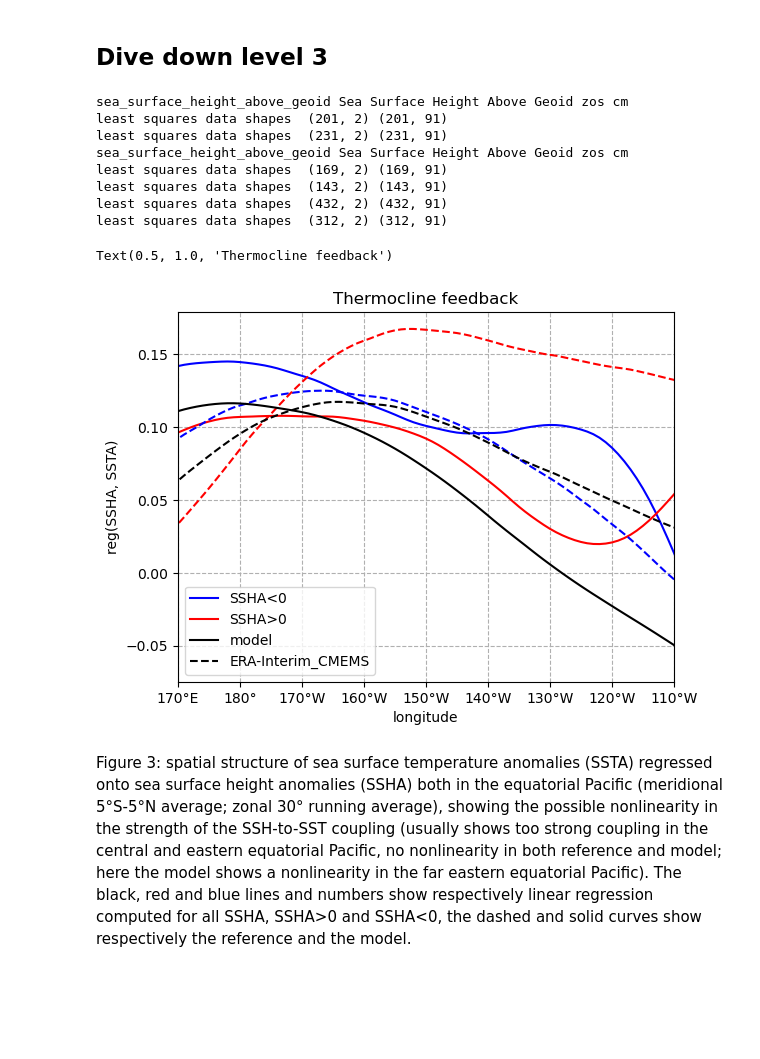
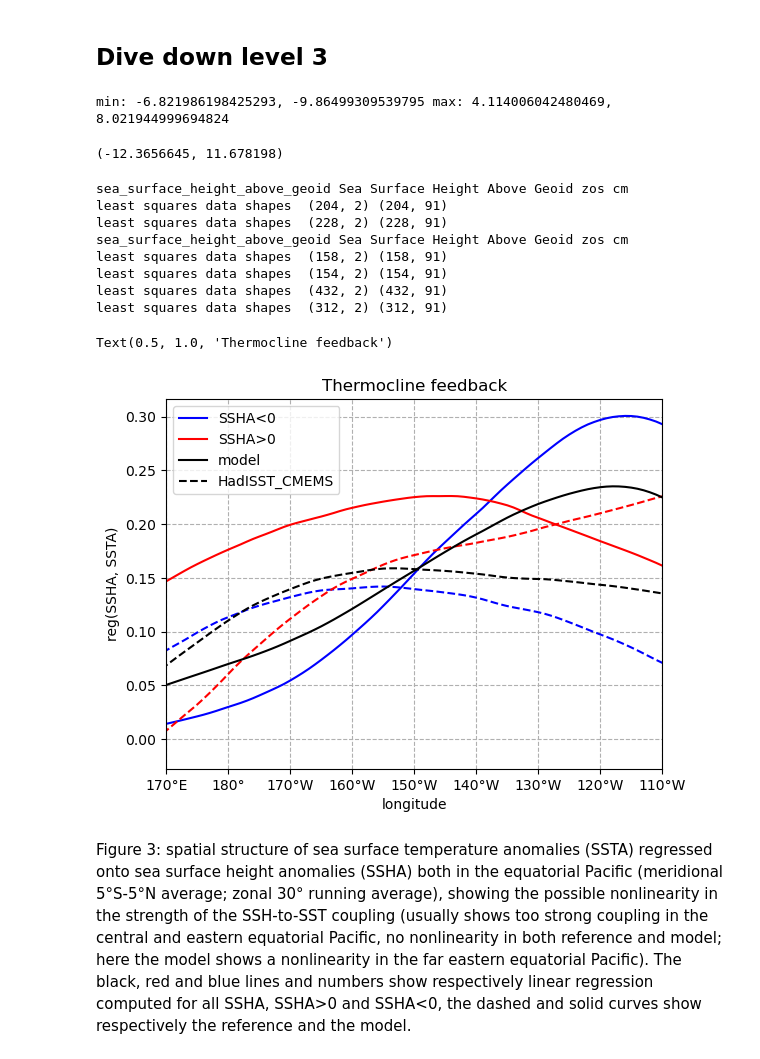
Before and after one commit to ACCESS-NRI/ACCESS-ENSO-recipes, a Jupyter notebook: 22-SSH_sst_feedback.ipynb, the cells around one changed output. Drawn from its saved outputs; the diff is of its cells as text; code cells hidden in the pictures; blank space fills up the shorter version.

```diff
--- a/22-SSH_sst_feedback.ipynb
+++ b/22-SSH_sst_feedback.ipynb
@@ -67,6 +83,6 @@ obs_zos_datasets = {
 # %%
 model_ssh_datasets = {name: dataset.load() for name, dataset in model_ssh_datasets.items()}
-model_tos = {name: dataset.load() for name, dataset in model_tos.items()}
+model_tos_datasets = {name: dataset.load() for name, dataset in model_tos_datasets.items()}
 
 obs_tos_datasets = {name: dataset.load() for name, dataset in obs_tos_datasets.items()}
 obs_zos_datasets = {name: dataset.load() for name, dataset in obs_zos_datasets.items()}
@@ -255,34 +267,39 @@ Figure 2: scatterplot of sea surface height anomalies (SSHA) and sea surface tem
 from esmvalcore.preprocessor import meridional_statistics
 from esmvalcore.preprocessor import mask_above_threshold, mask_below_threshold
 
-def ssh_eqp(cube):
+def ssh_eqp(cube, name='model'):
     region = {"start_longitude": 150., "end_longitude": 270., "start_latitude": -5., "end_latitude": 5.}
     # cube = extract_time(cube, start_year=1979, end_year=2000, start_month=1, end_month=12, start_day=1, end_day=31)
-    cube = regrid(cube, target_grid="1x1", scheme="linear")
+    cube = mask_landsea(cube, mask_out="land")
     cube = convert_units(cube, units="cm")
-    cube = mask_landsea(cube, mask_out="land") #irregular
-    cube = anomalies(cube, period="full")
+
+    cube = extract_region(cube, **region)
+    cube = anomalies(cube, period="monthly")
     cube = detrend(cube, dimension="time", method="linear")
-    cube = extract_region(cube, **region)
-    cube = area_statistics(cube,operator='mean')
+    if name == 'obs':
+        cube = regrid(cube, target_grid="1x1", scheme="linear") #issue on model, regrid needed on obs
+    cube = area_statistics(cube, operator='mean')
+
     return cube
+
 
 def sst_meri_eqp(cube):
     region = {"start_longitude": 150., "end_longitude": 270., "start_latitude": -5., "end_latitude": 5.}
-    cube = regrid(cube, target_grid="1x1", scheme="linear")
+
     cube = convert_units(cube, units="degC")
     cube = mask_landsea(cube, mask_out="land")
-    cube = anomalies(cube, period="full")
-    cube = detrend(cube, dimension="time", method="linear") # Create NaN for some reasons
+    cube = anomalies(cube, period="monthly")
+    cube = detrend(cube, dimension="time", method="linear")
+    cube = regrid(cube, target_grid="1x1", scheme="linear")
     cube = extract_region(cube, **region)
     cube = meridional_statistics(cube,operator='mean')
     cube = rolling_window_statistics(cube, coordinate='longitude',operator='mean',window_length=30)
     return cube
 # %%
 model_zos = {name: ssh_eqp(dataset) for name, dataset in model_ssh_datasets.items()}
-model_tos = {name: sst_meri_eqp(dataset) for name, dataset in model_tos.items()}
+model_tos = {name: sst_meri_eqp(dataset) for name, dataset in model_tos_datasets.items()}
 
-obs_zos = {name: ssh_eqp(dataset) for name, dataset in obs_zos_datasets.items()}
+obs_zos = {name: ssh_eqp(dataset, 'obs') for name, dataset in obs_zos_datasets.items()}
 obs_tos = {name: sst_meri_eqp(dataset) for name, dataset in obs_tos_datasets.items()}
 # %%
 def lin_regress_matrix(cubeA, cubeBsst):
@@ -301,7 +318,7 @@ def lin_regress_matrix(cubeA, cubeBsst):
     coefs, _, _, _ = np.linalg.lstsq(B_with_intercept, A_data, rcond=None)
 
     # Create a new Iris Cube for the regression results
-    result_cube = iris.cube.Cube(coefs[0], long_name='regression SSTA,TAUXA',
+    result_cube = iris.cube.Cube(coefs[0], long_name='regression SSTA,SSHA',
                                  dim_coords_and_dims=[(cubeA.coord('longitude'), 0)])
 
     return result_cube
@@ -332,40 +349,48 @@ def format_longitude(x, pos):
         return f'{int(x)}°'
     else:
         return f'{int(x)}°E'
+# %%
+## equator check numbers for zos...
+print(f'min: {model_zos["ACCESS-ESM1-5"].data.min()}, {model_ssh_prep["ACCESS-ESM1-5"].data.min()} max: {model_zos["ACCESS-ESM1-5"].data.max()}, {model_ssh_prep["ACCESS-ESM1-5"].data.max()}')
+obs_zos["CMEMS"].data.min(), obs_zos["CMEMS"].data.max()
+# %% [output]
+min: -6.821986198425293, -9.86499309539795 max: 4.114006042480469, 8.021944999694824
+(-12.3656645, 11.678198)
 # %%
 neg, pos = feedback_nonlin(model_zos["ACCESS-ESM1-5"], model_tos["ACCESS-ESM1-5"])
 
 qplt.plot(neg, color='blue', linestyle='solid', label='SSHA<0')
+
 qplt.plot(pos, color='red', linestyle='solid', label='SSHA>0')
 
 neg, pos = feedback_nonlin(obs_zos["CMEMS"], obs_tos["HadISST"])
 qplt.plot(neg, color='blue', linestyle='--')
 qplt.plot(pos, color='red', linestyle='--')
 
 cb = lin_regress_matrix(model_tos["ACCESS-ESM1-5"], model_zos["ACCESS-ESM1-5"])
 
 qplt.plot(cb, color='black', linestyle='solid', label='model')
 
 cb2 = lin_regress_matrix(obs_tos["HadISST"], obs_zos["CMEMS"])
-qplt.plot(cb2, color='black', linestyle='--', label='ERA-Interim_CMEMS')
+qplt.plot(cb2, color='black', linestyle='--', label='HadISST_CMEMS')
 
 plt.xlim(170, 250)
 plt.xlabel('longitude')
 plt.ylabel('reg(SSHA, SSTA)')
 plt.grid(linestyle='--')
 plt.gca().xaxis.set_major_formatter(plt.FuncFormatter(format_longitude))
 plt.legend()
 plt.title("Thermocline feedback")
 # %% [output]
 sea_surface_height_above_geoid Sea Surface Height Above Geoid zos cm
-least squares data shapes  (201, 2) (201, 91)
-least squares data shapes  (231, 2) (231, 91)
+least squares data shapes  (204, 2) (204, 91)
+least squares data shapes  (228, 2) (228, 91)
 sea_surface_height_above_geoid Sea Surface Height Above Geoid zos cm
-least squares data shapes  (169, 2) (169, 91)
-least squares data shapes  (143, 2) (143, 91)
+least squares data shapes  (158, 2) (158, 91)
+least squares data shapes  (154, 2) (154, 91)
 least squares data shapes  (432, 2) (432, 91)
 least squares data shapes  (312, 2) (312, 91)
 Text(0.5, 1.0, 'Thermocline feedback')
-[figure, old version]
+[figure, new version]
 # %% [markdown]
 Figure 3: spatial structure of sea surface temperature anomalies (SSTA) regressed onto sea surface height anomalies (SSHA) both in the equatorial Pacific (meridional 5°S-5°N average; zonal 30° running average), showing the possible nonlinearity in the strength of the SSH-to-SST coupling (usually shows too strong coupling in the central and eastern equatorial Pacific, no nonlinearity in both reference and model; here the model shows a nonlinearity in the far eastern equatorial Pacific). The black, red and blue lines and numbers show respectively linear regression computed for all SSHA, SSHA>0 and SSHA<0, the dashed and solid curves show respectively the reference and the model.
```
Also changed, not shown: parts of 9 cells of this notebook.
